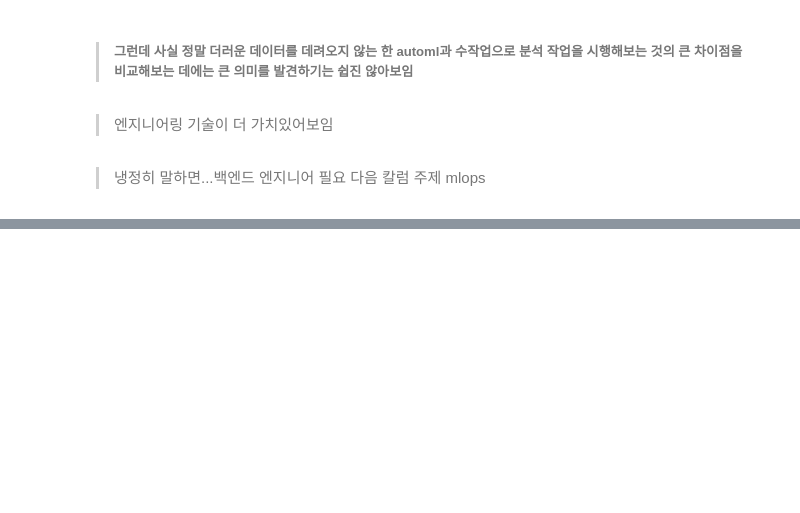
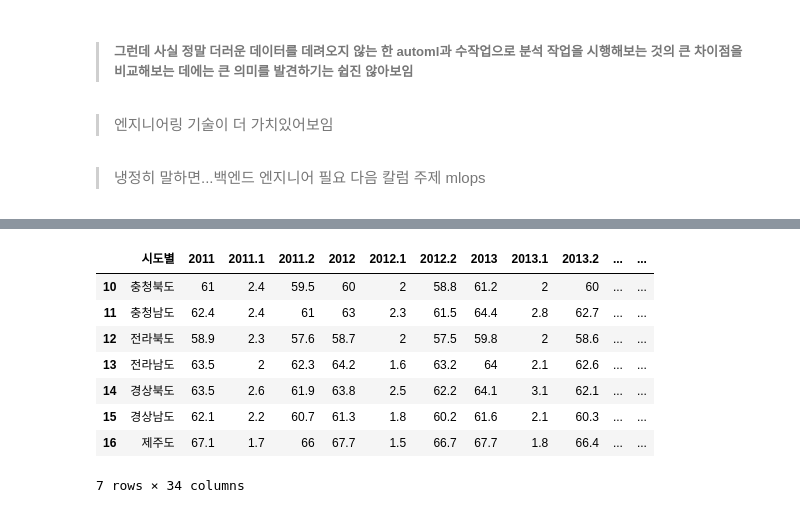
Before and after one commit to rhkrehtjd/columns, a Jupyter notebook: applicationOfAutoML.ipynb, the cells around one changed output, grey strips where cells are left out. Drawn from its saved outputs; the diff is of its cells as text; code cells hidden in the pictures; blank space fills up the shorter version.

```diff
--- a/applicationOfAutoML.ipynb
+++ b/applicationOfAutoML.ipynb
@@ -81,0 +114,12 @@ print(Predicted_value)
+# %%
+df2.tail(7)
+# %% [output]
+|  | 시도별 | 2011 | 2011.1 | 2011.2 | 2012 | 2012.1 | 2012.2 | 2013 | 2013.1 | 2013.2 | ... | ... |
+| 10 | 충청북도 | 61 | 2.4 | 59.5 | 60 | 2 | 58.8 | 61.2 | 2 | 60 | ... | ... |
+| 11 | 충청남도 | 62.4 | 2.4 | 61 | 63 | 2.3 | 61.5 | 64.4 | 2.8 | 62.7 | ... | ... |
+| 12 | 전라북도 | 58.9 | 2.3 | 57.6 | 58.7 | 2 | 57.5 | 59.8 | 2 | 58.6 | ... | ... |
+| 13 | 전라남도 | 63.5 | 2 | 62.3 | 64.2 | 1.6 | 63.2 | 64 | 2.1 | 62.6 | ... | ... |
+| 14 | 경상북도 | 63.5 | 2.6 | 61.9 | 63.8 | 2.5 | 62.2 | 64.1 | 3.1 | 62.1 | ... | ... |
+| 15 | 경상남도 | 62.1 | 2.2 | 60.7 | 61.3 | 1.8 | 60.2 | 61.6 | 2.1 | 60.3 | ... | ... |
+| 16 | 제주도 | 67.1 | 1.7 | 66 | 67.7 | 1.5 | 66.7 | 67.7 | 1.8 | 66.4 | ... | ... |
+7 rows × 34 columns
```
Also changed, not shown: parts of 3 cells of this notebook.
